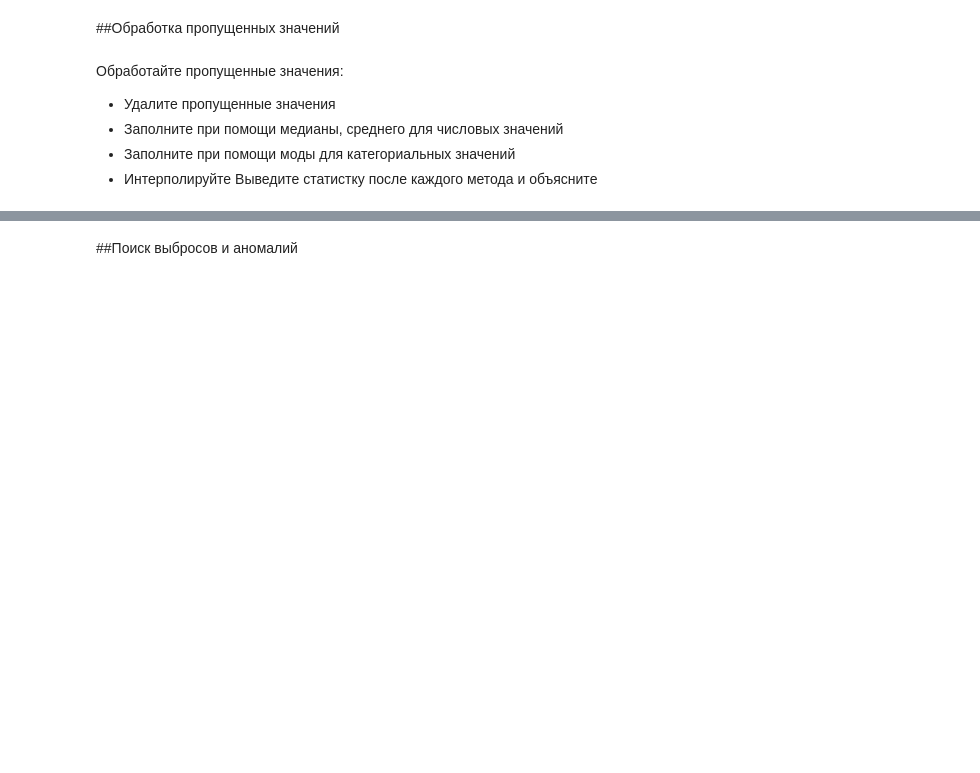
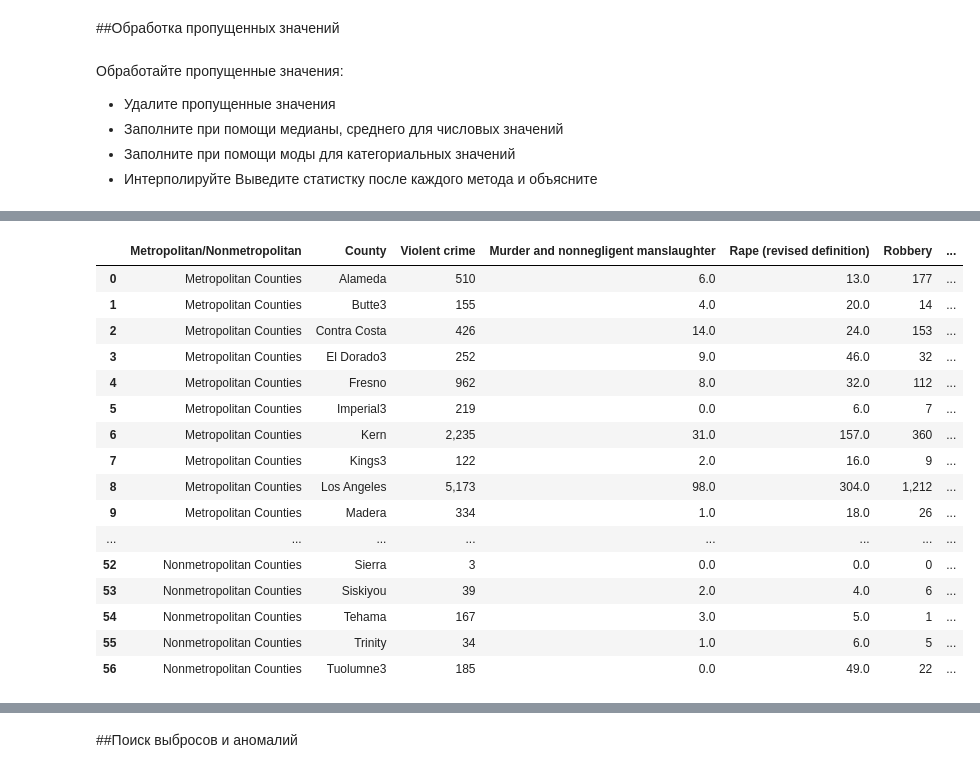
Before and after one commit to Dev-Atom42/MachineLearning-Calobaratory, a Jupyter notebook: Задание_3.ipynb, the cells around one changed output, grey strips where cells are left out. Cells and saved outputs as stored; diff of their text form; code cells hidden in the pictures; blank space fills up the shorter version.

```diff
--- a/Задание_3.ipynb
+++ b/Задание_3.ipynb
@@ -77,30 +42,0 @@ df_filled_median
-# %%
-import pandas as pd
-import numpy as np
-
-def create_holes(dataframe, column_name, hole_percentage = 67):
-    """
-    Создает "дыры" в указанной колонке заданного DataFrame.
-
-    Parameters:
-        dataframe (pd.DataFrame): Исходный DataFrame.
-        column_name (str): Имя колонки, в которой нужно создать "дыры".
-        hole_percentage (float): Процент дырявости, который указывает, какую часть данных следует заменить на NaN.
-
-    Returns:
-        pd.DataFrame: DataFrame с "дырами" в указанной колонке.
-    """
-    if hole_percentage < 0 or hole_percentage > 100:
-        raise ValueError("Процент дырявости должен быть в диапазоне от 0 до 100.")
-
-    dataframe_with_holes = dataframe.copy()
-    num_holes = int(len(dataframe) * (hole_percentage / 100))
-    hole_indices = np.random.choice(len(dataframe), num_holes, replace=False)
-    dataframe_with_holes.loc[hole_indices, column_name] = np.nan
-
-    return dataframe_with_holes
-
-
-#df = pd.read_csv('/content/ca_law_enforcement_by_agency.csv')
-df = create_holes(df_clean, 'Total law\renforcement\remployees')
-df
@@ -116,0 +66,24 @@ KeyError: ignored
+# %%
+#Удаление
+df_clean = df.copy()
+df_clean = df_clean.dropna(how='all')
+df_clean = df_clean.dropna(subset=[5], axis=1) #6-й столбец не удалился, видимо полностью состоит из Not-a-Number
+df_clean
+# %% [output]
+|  | Metropolitan/Nonmetropolitan | County | Violent crime | Murder and nonnegligent manslaughter | Rape (revised definition) | Robbery | ... |
+| 0 | Metropolitan Counties | Alameda | 510 | 6.0 | 13.0 | 177 | ... |
+| 1 | Metropolitan Counties | Butte3 | 155 | 4.0 | 20.0 | 14 | ... |
+| 2 | Metropolitan Counties | Contra Costa | 426 | 14.0 | 24.0 | 153 | ... |
+| 3 | Metropolitan Counties | El Dorado3 | 252 | 9.0 | 46.0 | 32 | ... |
+| 4 | Metropolitan Counties | Fresno | 962 | 8.0 | 32.0 | 112 | ... |
+| 5 | Metropolitan Counties | Imperial3 | 219 | 0.0 | 6.0 | 7 | ... |
+| 6 | Metropolitan Counties | Kern | 2,235 | 31.0 | 157.0 | 360 | ... |
+| 7 | Metropolitan Counties | Kings3 | 122 | 2.0 | 16.0 | 9 | ... |
+| 8 | Metropolitan Counties | Los Angeles | 5,173 | 98.0 | 304.0 | 1,212 | ... |
+| 9 | Metropolitan Counties | Madera | 334 | 1.0 | 18.0 | 26 | ... |
+| ... | ... | ... | ... | ... | ... | ... | ... |
+| 52 | Nonmetropolitan Counties | Sierra | 3 | 0.0 | 0.0 | 0 | ... |
+| 53 | Nonmetropolitan Counties | Siskiyou | 39 | 2.0 | 4.0 | 6 | ... |
+| 54 | Nonmetropolitan Counties | Tehama | 167 | 3.0 | 5.0 | 1 | ... |
+| 55 | Nonmetropolitan Counties | Trinity | 34 | 1.0 | 6.0 | 5 | ... |
+| 56 | Nonmetropolitan Counties | Tuolumne3 | 185 | 0.0 | 49.0 | 22 | ... |
```
Also changed, not shown: parts of 16 cells of this notebook.
